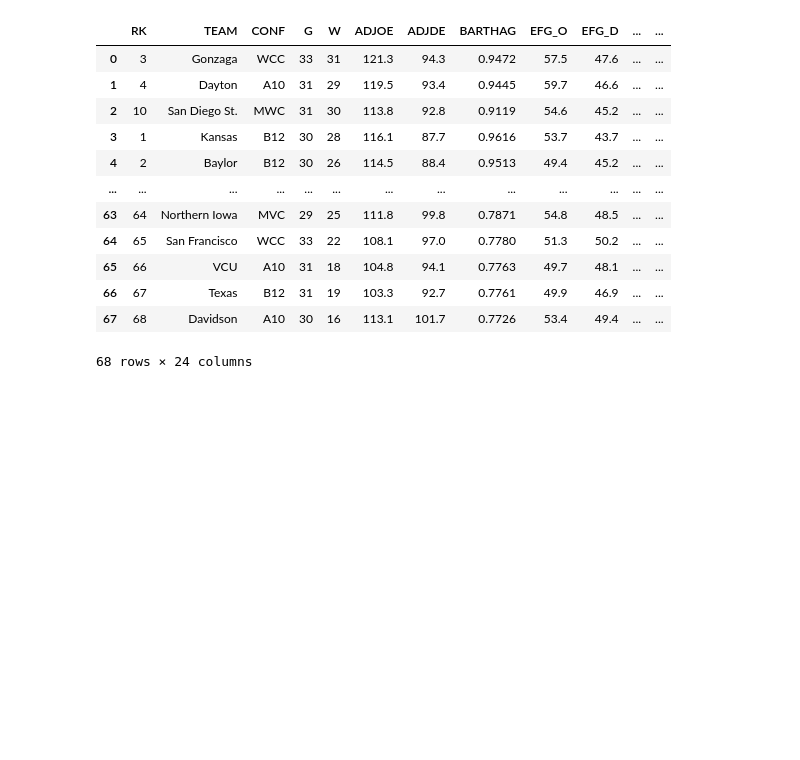
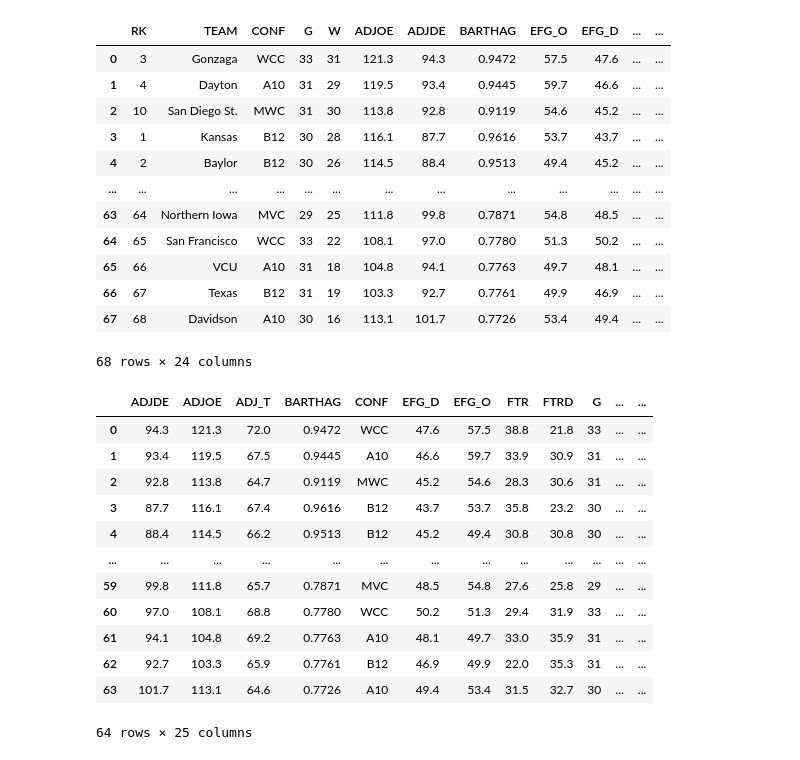
Before and after one commit to TommyHvidhyld/March_Machine_Learning_Madness, a Jupyter notebook: Sql_database.ipynb, the cells around one changed output. Drawn from its saved outputs; the diff is of its cells as text; code cells hidden in the pictures; blank space fills up the shorter version.

```diff
--- a/Sql_database.ipynb
+++ b/Sql_database.ipynb
@@ -65,0 +61,18 @@ Base = declarative_base()
+# %%
+lat_lng = pd.read_csv("Resources/Cbb_data.csv", encoding="utf-8")
+lat_lng = lat_lng.drop(['Unnamed: 0'], axis=1)
+lat_lng
+# %% [output]
+|  | ADJDE | ADJOE | ADJ_T | BARTHAG | CONF | EFG_D | EFG_O | FTR | FTRD | G | ... | ... |
+| 0 | 94.3 | 121.3 | 72.0 | 0.9472 | WCC | 47.6 | 57.5 | 38.8 | 21.8 | 33 | ... | ... |
+| 1 | 93.4 | 119.5 | 67.5 | 0.9445 | A10 | 46.6 | 59.7 | 33.9 | 30.9 | 31 | ... | ... |
+| 2 | 92.8 | 113.8 | 64.7 | 0.9119 | MWC | 45.2 | 54.6 | 28.3 | 30.6 | 31 | ... | ... |
+| 3 | 87.7 | 116.1 | 67.4 | 0.9616 | B12 | 43.7 | 53.7 | 35.8 | 23.2 | 30 | ... | ... |
+| 4 | 88.4 | 114.5 | 66.2 | 0.9513 | B12 | 45.2 | 49.4 | 30.8 | 30.8 | 30 | ... | ... |
+| ... | ... | ... | ... | ... | ... | ... | ... | ... | ... | ... | ... | ... |
+| 59 | 99.8 | 111.8 | 65.7 | 0.7871 | MVC | 48.5 | 54.8 | 27.6 | 25.8 | 29 | ... | ... |
+| 60 | 97.0 | 108.1 | 68.8 | 0.7780 | WCC | 50.2 | 51.3 | 29.4 | 31.9 | 33 | ... | ... |
+| 61 | 94.1 | 104.8 | 69.2 | 0.7763 | A10 | 48.1 | 49.7 | 33.0 | 35.9 | 31 | ... | ... |
+| 62 | 92.7 | 103.3 | 65.9 | 0.7761 | B12 | 46.9 | 49.9 | 22.0 | 35.3 | 31 | ... | ... |
+| 63 | 101.7 | 113.1 | 64.6 | 0.7726 | A10 | 49.4 | 53.4 | 31.5 | 32.7 | 30 | ... | ... |
+64 rows × 25 columns
```
Also changed, not shown: parts of 7 cells of this notebook, 3 other files.
